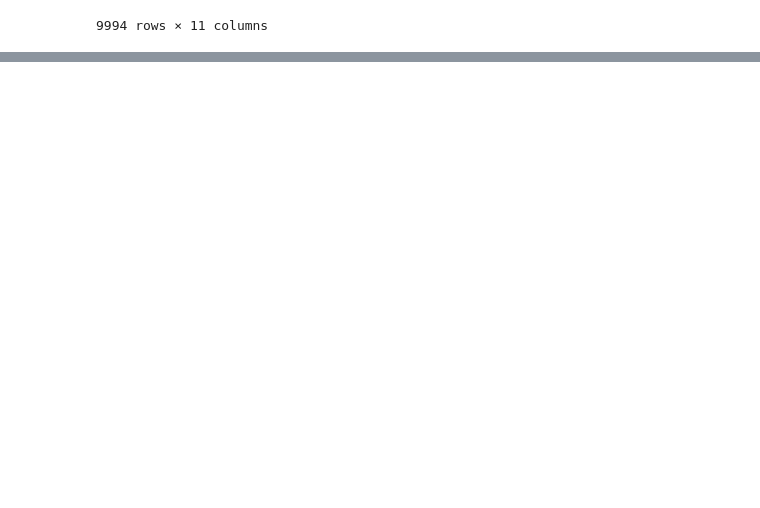
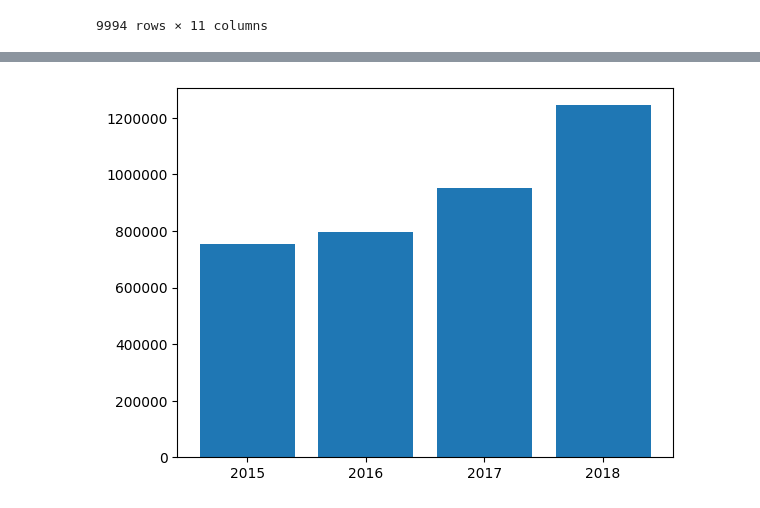
Before and after one commit to DanielTBDev/analise_exp, a Jupyter notebook: analysis.ipynb, the cells around one changed output, grey strips where cells are left out. Cells and saved outputs as stored; diff of their text form; code cells hidden in the pictures; blank space fills up the shorter version.

```diff
--- a/analysis.ipynb
+++ b/analysis.ipynb
@@ -80,0 +65,16 @@ plt.show()
+# %%
+#Lucro ao longo dos anos
+anos = [2015, 2016, 2017, 2018]
+lucro_anual = []
+
+for i in anos:
+    df_vendas_ano = df_vendas.loc[df_vendas['Order Year'] == i]
+    lucro = df_vendas_ano['Profit'].sum()
+    lucro_anual.append(lucro)
+
+plt.bar(anos, lucro_anual)
+plt.ticklabel_format(style='plain')
+plt.xticks(anos)
+plt.show()
+# %% [output]
+[figure, added]
```
Also changed, not shown: parts of 8 cells of this notebook.
